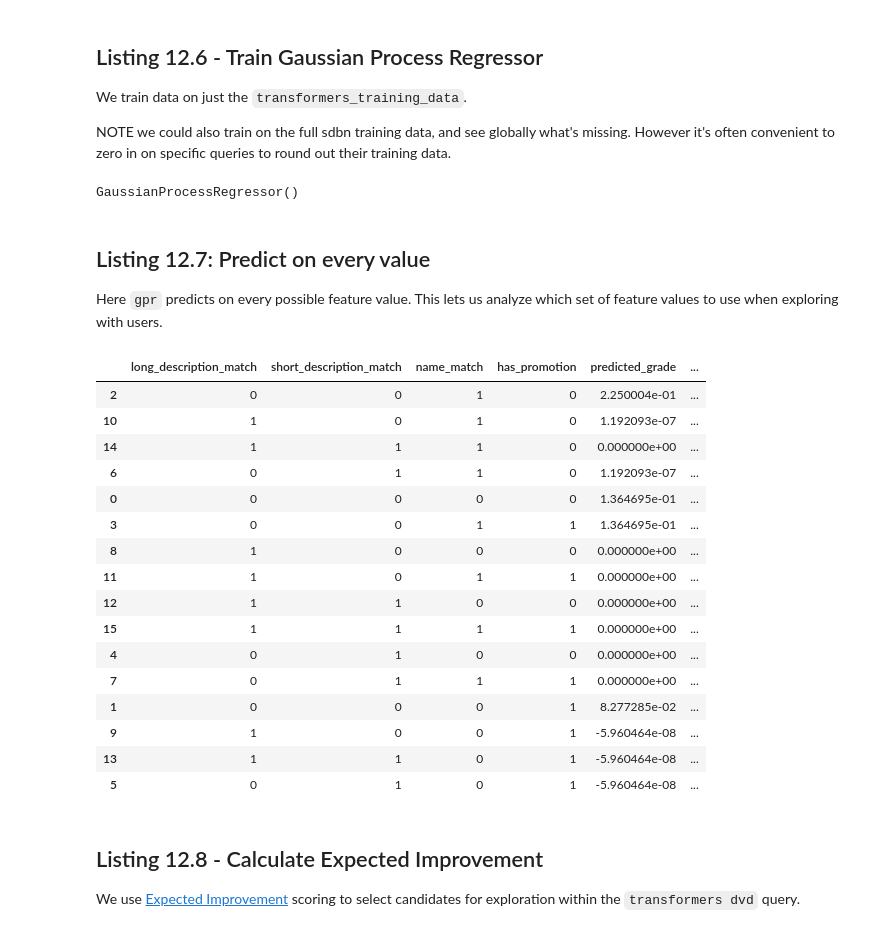
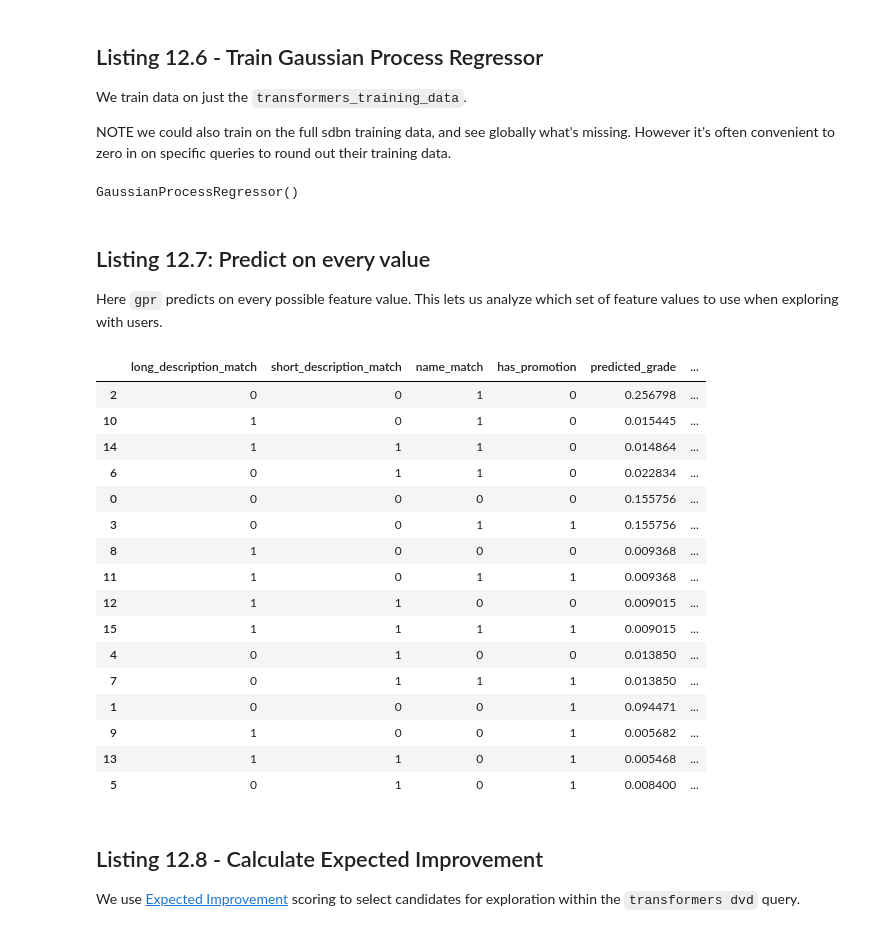
Before and after one commit to treygrainger/ai-powered-search, a Jupyter notebook: chapters/ch12/1.ab-testing-to-active-learning.ipynb, the cells around one changed output. Drawn from its saved outputs; the diff is of its cells as text; code cells hidden in the pictures.

```diff
--- a/chapters/ch12/1.ab-testing-to-active-learning.ipynb
+++ b/chapters/ch12/1.ab-testing-to-active-learning.ipynb
@@ -853,0 +722,4 @@ grade:0 qid:24 (transformers dvd) docid:47875839090
+# %%
+explore_features = get_latest_explore_features()
+logged_transformers_judgements = get_logged_transformers_judgements(explore_features)
+logged_transformers_judgements
@@ -860,55 +750,52 @@ NOTE we could also train on the full sdbn training data, and see globally what's
 # %%
 from sklearn.gaussian_process import GaussianProcessRegressor
 
-def train_gpr(training_data, feature_names):
-    feature_data = training_data[feature_names]
-    grades = training_data["grade"]
+def train_gpr(logged_judgments, feature_names):
     gpr = GaussianProcessRegressor()
+    feature_data = logged_judgments[feature_names]
+    grades = logged_judgments["grade"]
     gpr.fit(feature_data, grades)
     return gpr
-# %%
-train_gpr(transformers_judgments, feature_names)
-# %% [output]
-GaussianProcessRegressor()
+# %%
+feature_names = [f["name"] for f in explore_features]
+train_gpr(logged_transformers_judgements, feature_names)
+# %% [output]
+GaussianProcessRegressor()
 # %% [markdown]
 ## Listing 12.7: Predict on every value
 
 Here `gpr` predicts on every possible feature value. This lets us analyze which set of feature values to use when exploring with users.
 # %%
-def calculate_prediction_std_dev(training_data, feature_names):
-    zero_or_one = [0, 1]
-    index = pandas.MultiIndex.from_product(
-        [zero_or_one] * 4, names=feature_names)
+def calculate_prediction_std_dev(logged_judgments, feature_names):
+    index = pandas.MultiIndex.from_product([[0, 1]] * 4, names=feature_names)
     with_prediction = pandas.DataFrame(index=index).reset_index()
 
-    gpr = train_gpr(training_data, feature_names)
-    predictions_with_std = gpr.predict(
-        with_prediction[feature_names],
-                    return_std=True)
+    gpr = train_gpr(logged_judgments, feature_names)
+    predictions_with_std = gpr.predict(with_prediction[feature_names], return_std=True)
     with_prediction["predicted_grade"] = predictions_with_std[0]
     with_prediction["predicted_stddev"] = predictions_with_std[1]
 
     return  with_prediction.sort_values("predicted_stddev", ascending=True)
 # %%
-calculate_prediction_std_dev(transformers_judgments, feature_names)
+calculate_prediction_std_dev(logged_transformers_judgements, feature_names)
 # %% [output]
 |  | long_description_match | short_description_match | name_match | has_promotion | predicted_grade | ... |
-| 2 | 0 | 0 | 1 | 0 | 2.250004e-01 | ... |
-| 10 | 1 | 0 | 1 | 0 | 1.192093e-07 | ... |
-| 14 | 1 | 1 | 1 | 0 | 0.000000e+00 | ... |
-| 6 | 0 | 1 | 1 | 0 | 1.192093e-07 | ... |
-| 0 | 0 | 0 | 0 | 0 | 1.364695e-01 | ... |
-| 3 | 0 | 0 | 1 | 1 | 1.364695e-01 | ... |
-| 8 | 1 | 0 | 0 | 0 | 0.000000e+00 | ... |
-| 11 | 1 | 0 | 1 | 1 | 0.000000e+00 | ... |
-| 12 | 1 | 1 | 0 | 0 | 0.000000e+00 | ... |
-| 15 | 1 | 1 | 1 | 1 | 0.000000e+00 | ... |
-| 4 | 0 | 1 | 0 | 0 | 0.000000e+00 | ... |
-| 7 | 0 | 1 | 1 | 1 | 0.000000e+00 | ... |
-| 1 | 0 | 0 | 0 | 1 | 8.277285e-02 | ... |
-| 9 | 1 | 0 | 0 | 1 | -5.960464e-08 | ... |
-| 13 | 1 | 1 | 0 | 1 | -5.960464e-08 | ... |
-| 5 | 0 | 1 | 0 | 1 | -5.960464e-08 | ... |
+| 2 | 0 | 0 | 1 | 0 | 0.256798 | ... |
+| 10 | 1 | 0 | 1 | 0 | 0.015445 | ... |
+| 14 | 1 | 1 | 1 | 0 | 0.014864 | ... |
+| 6 | 0 | 1 | 1 | 0 | 0.022834 | ... |
+| 0 | 0 | 0 | 0 | 0 | 0.155756 | ... |
+| 3 | 0 | 0 | 1 | 1 | 0.155756 | ... |
+| 8 | 1 | 0 | 0 | 0 | 0.009368 | ... |
+| 11 | 1 | 0 | 1 | 1 | 0.009368 | ... |
+| 12 | 1 | 1 | 0 | 0 | 0.009015 | ... |
+| 15 | 1 | 1 | 1 | 1 | 0.009015 | ... |
+| 4 | 0 | 1 | 0 | 0 | 0.013850 | ... |
+| 7 | 0 | 1 | 1 | 1 | 0.013850 | ... |
+| 1 | 0 | 0 | 0 | 1 | 0.094471 | ... |
+| 9 | 1 | 0 | 0 | 1 | 0.005682 | ... |
+| 13 | 1 | 1 | 0 | 1 | 0.005468 | ... |
+| 5 | 0 | 1 | 0 | 1 | 0.008400 | ... |
 # %% [markdown]
 ## Listing 12.8 - Calculate Expected Improvement
 
```
Also changed, not shown: parts of 35 cells of this notebook, 14 other files.
